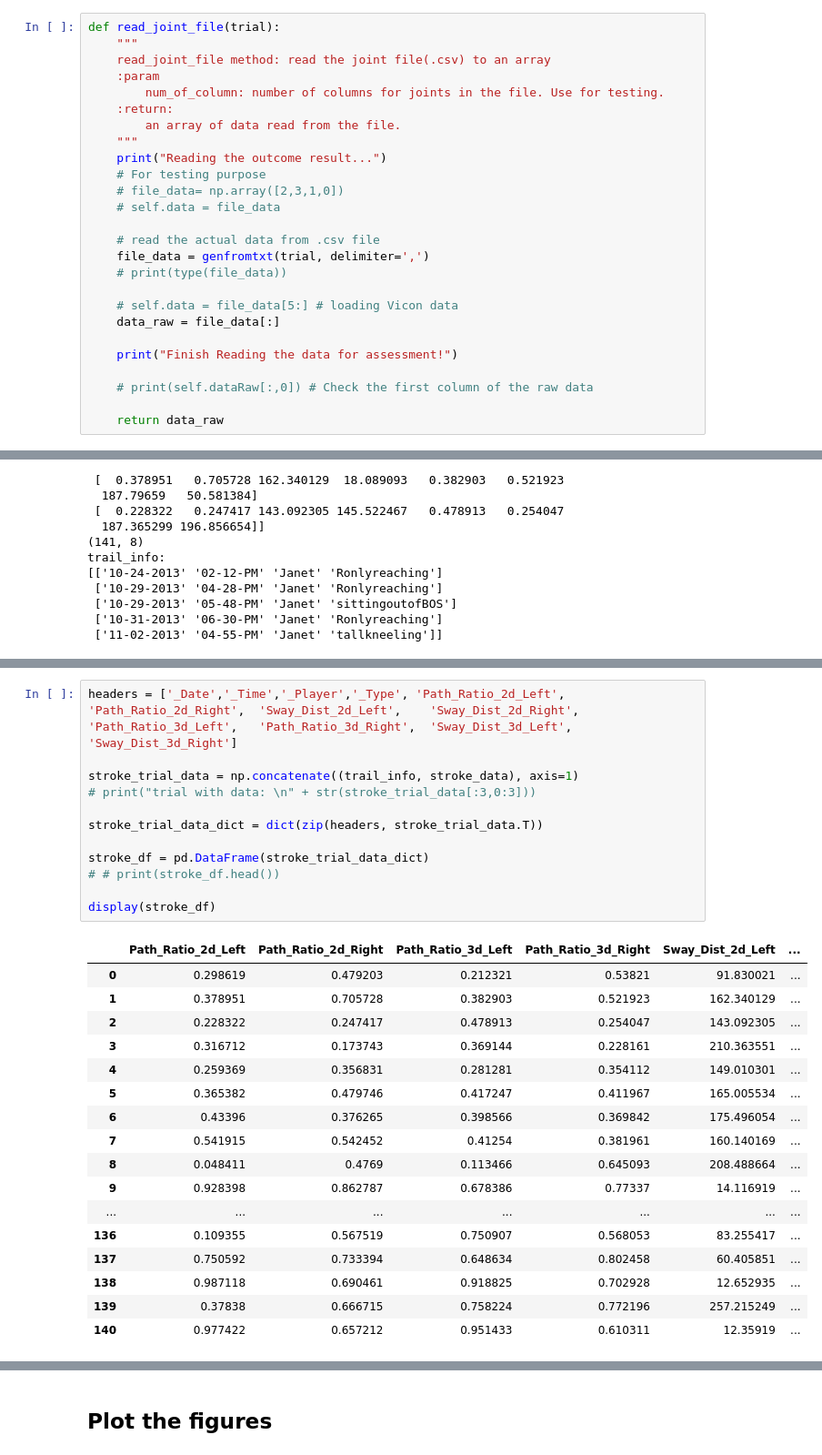
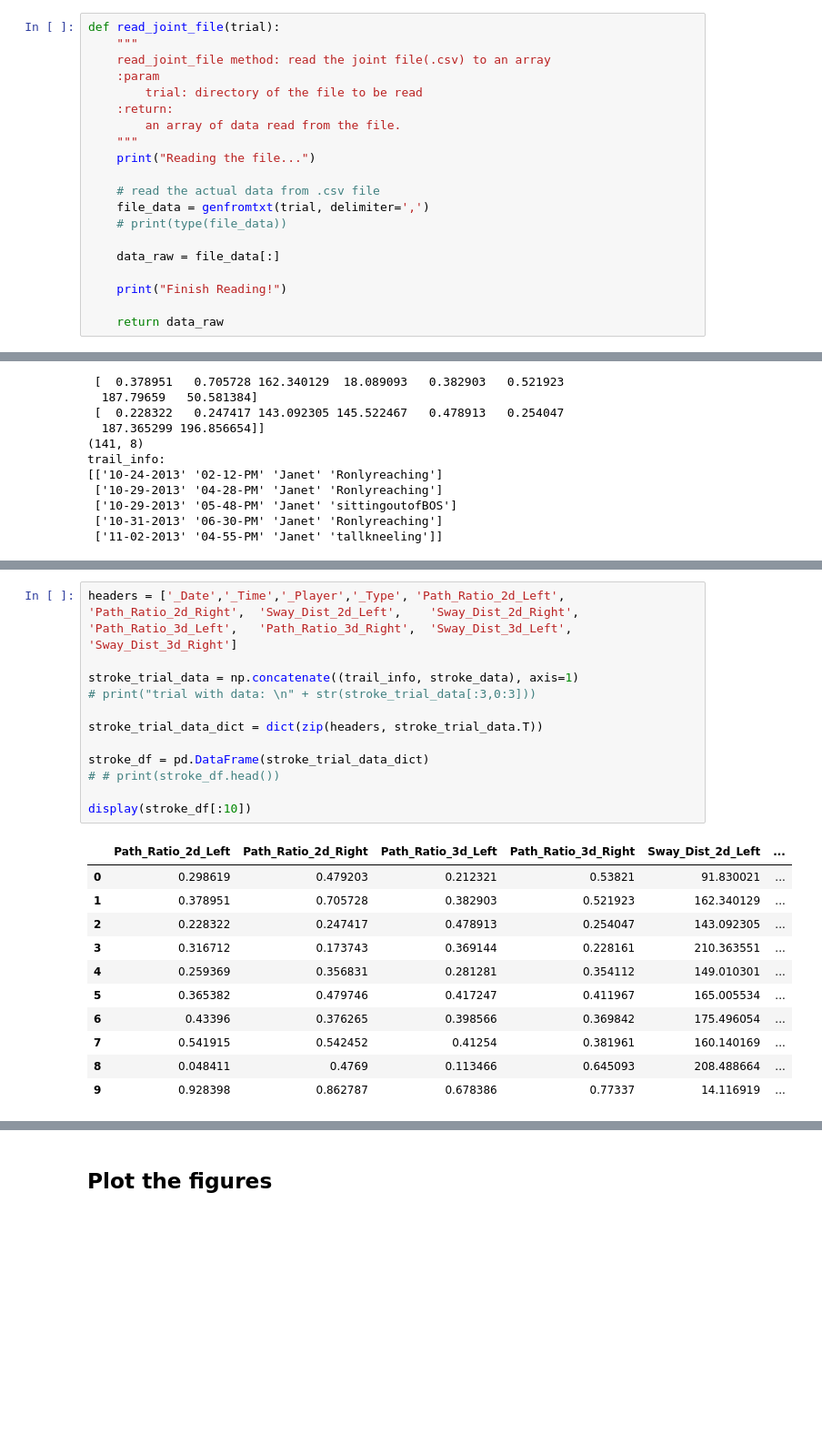
Before and after one commit to MengxuanMa2016/Data_Visualization_Python, a Jupyter notebook: Efficiency_Assessment_Results_Visualization.ipynb, the cells around one changed output, grey strips where cells are left out. Shown at 91% size. Drawn from its saved outputs; the diff is of its cells as text; blank space fills up the shorter version.

```diff
--- a/Efficiency_Assessment_Results_Visualization.ipynb
+++ b/Efficiency_Assessment_Results_Visualization.ipynb
@@ -68,25 +85,19 @@ def read_joint_file(trial):
     """
     read_joint_file method: read the joint file(.csv) to an array
     :param
-        num_of_column: number of columns for joints in the file. Use for testing.
+        trial: directory of the file to be read
     :return:
         an array of data read from the file.
     """
-    print("Reading the outcome result...")
-    # For testing purpose
-    # file_data= np.array([2,3,1,0])
-    # self.data = file_data
+    print("Reading the file...")
 
     # read the actual data from .csv file
     file_data = genfromtxt(trial, delimiter=',')
     # print(type(file_data))
 
-    # self.data = file_data[5:] # loading Vicon data
     data_raw = file_data[:]
 
-    print("Finish Reading the data for assessment!")
-
-    # print(self.dataRaw[:,0]) # Check the first column of the raw data
+    print("Finish Reading!")
 
     return data_raw
 # %% [markdown]
@@ -132,30 +159,24 @@ trail_info:
 # %%
 headers = ['_Date','_Time','_Player','_Type', 'Path_Ratio_2d_Left',	'Path_Ratio_2d_Right',	'Sway_Dist_2d_Left',	'Sway_Dist_2d_Right',	'Path_Ratio_3d_Left',	'Path_Ratio_3d_Right',	'Sway_Dist_3d_Left', 'Sway_Dist_3d_Right']
 
 stroke_trial_data = np.concatenate((trail_info, stroke_data), axis=1)
 # print("trial with data: \n" + str(stroke_trial_data[:3,0:3]))
 
 stroke_trial_data_dict = dict(zip(headers, stroke_trial_data.T))
 
 stroke_df = pd.DataFrame(stroke_trial_data_dict)
 # # print(stroke_df.head())
 
-display(stroke_df)
+display(stroke_df[:10])
 # %% [output]
 |  | Path_Ratio_2d_Left | Path_Ratio_2d_Right | Path_Ratio_3d_Left | Path_Ratio_3d_Right | Sway_Dist_2d_Left | ... |
 | 0 | 0.298619 | 0.479203 | 0.212321 | 0.53821 | 91.830021 | ... |
 | 1 | 0.378951 | 0.705728 | 0.382903 | 0.521923 | 162.340129 | ... |
 | 2 | 0.228322 | 0.247417 | 0.478913 | 0.254047 | 143.092305 | ... |
 | 3 | 0.316712 | 0.173743 | 0.369144 | 0.228161 | 210.363551 | ... |
 | 4 | 0.259369 | 0.356831 | 0.281281 | 0.354112 | 149.010301 | ... |
 | 5 | 0.365382 | 0.479746 | 0.417247 | 0.411967 | 165.005534 | ... |
 | 6 | 0.43396 | 0.376265 | 0.398566 | 0.369842 | 175.496054 | ... |
 | 7 | 0.541915 | 0.542452 | 0.41254 | 0.381961 | 160.140169 | ... |
 | 8 | 0.048411 | 0.4769 | 0.113466 | 0.645093 | 208.488664 | ... |
 | 9 | 0.928398 | 0.862787 | 0.678386 | 0.77337 | 14.116919 | ... |
-| ... | ... | ... | ... | ... | ... | ... |
-| 136 | 0.109355 | 0.567519 | 0.750907 | 0.568053 | 83.255417 | ... |
-| 137 | 0.750592 | 0.733394 | 0.648634 | 0.802458 | 60.405851 | ... |
-| 138 | 0.987118 | 0.690461 | 0.918825 | 0.702928 | 12.652935 | ... |
-| 139 | 0.37838 | 0.666715 | 0.758224 | 0.772196 | 257.215249 | ... |
-| 140 | 0.977422 | 0.657212 | 0.951433 | 0.610311 | 12.35919 | ... |
```
Also changed, not shown: parts of 14 cells of this notebook.
